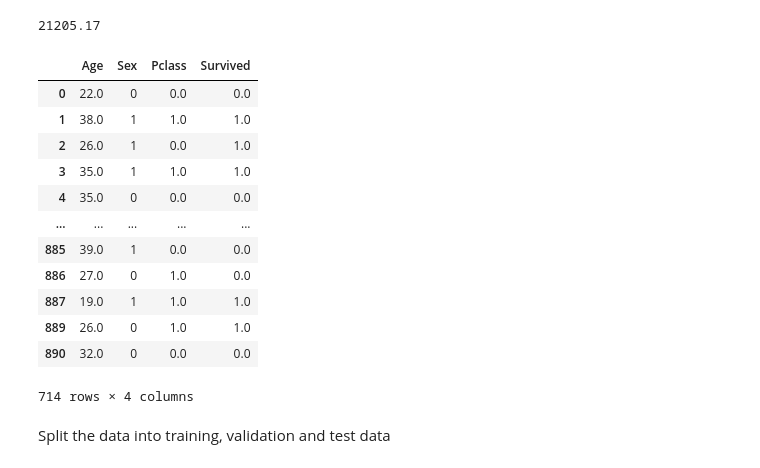
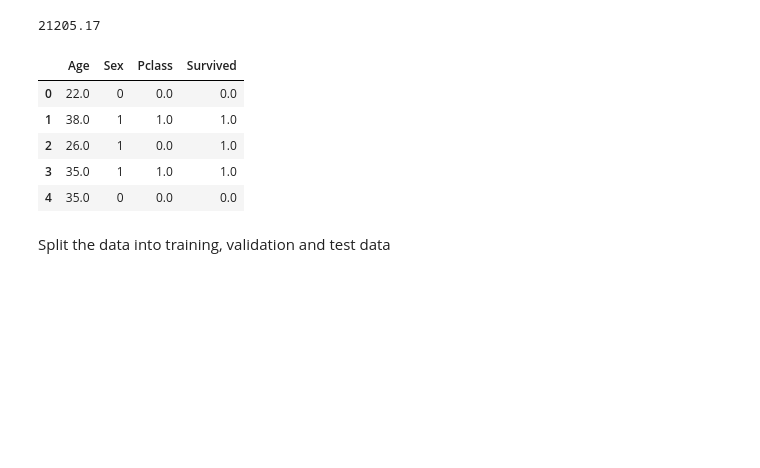
Before and after one commit to lm2612/Tutorials, a Jupyter notebook: 2-Classification_Titanic.ipynb, the cells around one changed output. Saved outputs shown, nothing was run; the diff lists cells and outputs as text; code cells hidden in the pictures; blank space fills up the shorter version.

```diff
--- a/2-Classification_Titanic.ipynb
+++ b/2-Classification_Titanic.ipynb
@@ -112,21 +117,14 @@ df['Age'].sum()
 # %%
 df = df[['Age', 'Sex', 'Pclass', 'Survived']]
 df=df.dropna()
-df
+df.head()
 # %% [output]
 |  | Age | Sex | Pclass | Survived |
 | 0 | 22.0 | 0 | 0.0 | 0.0 |
 | 1 | 38.0 | 1 | 1.0 | 1.0 |
 | 2 | 26.0 | 1 | 0.0 | 1.0 |
 | 3 | 35.0 | 1 | 1.0 | 1.0 |
 | 4 | 35.0 | 0 | 0.0 | 0.0 |
-| ... | ... | ... | ... | ... |
-| 885 | 39.0 | 1 | 0.0 | 0.0 |
-| 886 | 27.0 | 0 | 1.0 | 0.0 |
-| 887 | 19.0 | 1 | 1.0 | 1.0 |
-| 889 | 26.0 | 0 | 1.0 | 1.0 |
-| 890 | 32.0 | 0 | 0.0 | 0.0 |
-714 rows × 4 columns
 # %% [markdown]
 Split the data into training, validation and test data
 # %%
```
Also changed, not shown: parts of 3 cells of this notebook, 1 other file.
